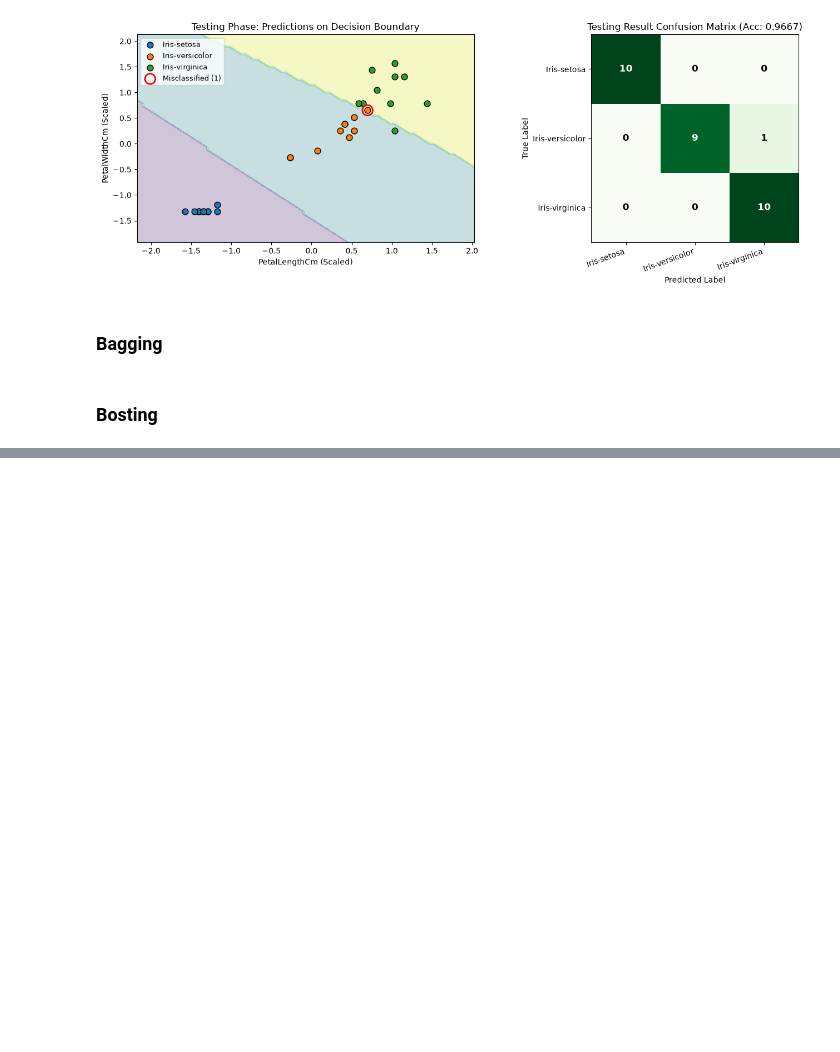
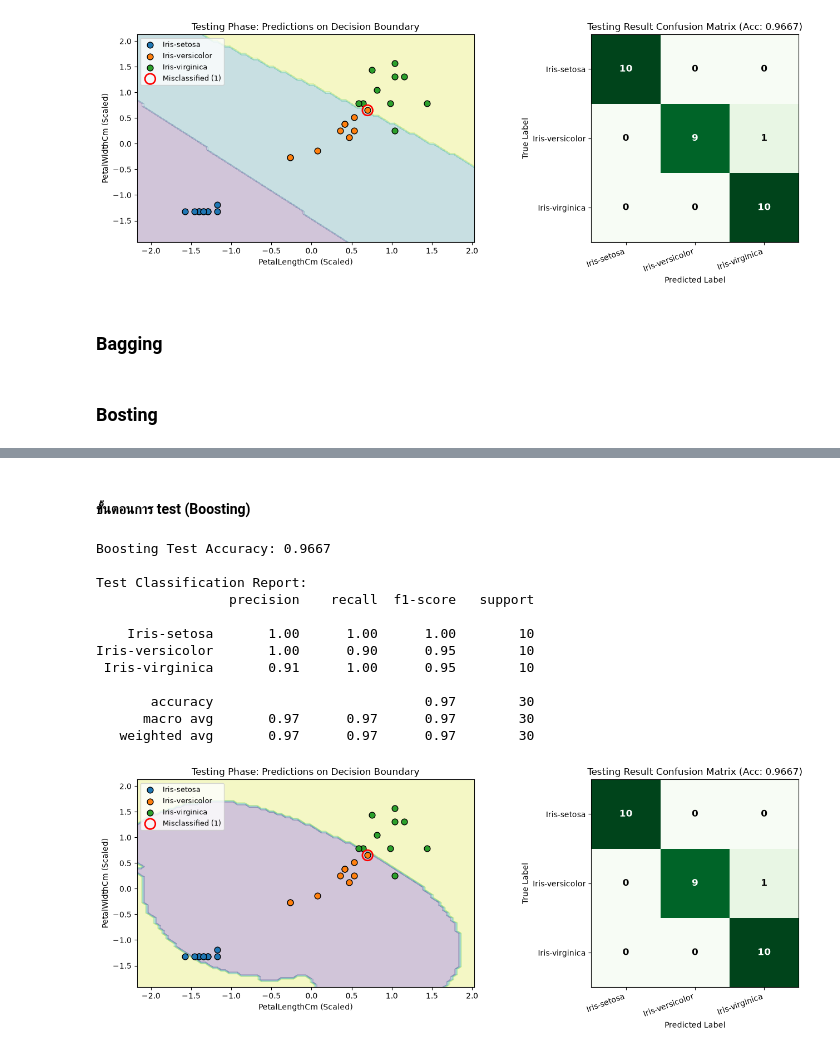
Before and after one commit to CurveQz/ensemble, a Jupyter notebook: main.ipynb, the cells around one changed output, grey strips where cells are left out. Drawn from its saved outputs; the diff is of its cells as text; code cells hidden in the pictures; blank space fills up the shorter version.

```diff
--- a/main.ipynb
+++ b/main.ipynb
@@ -306,0 +651,33 @@ Iris-versicolor       1.00      0.90      0.95        10
+# %% [markdown]
+#### ขั้นตอนการ test (Boosting)
+# %%
+# นำโมเดล Boosting ที่เทรนแล้วมาทำนายผลบนชุดข้อมูล Test เดิม
+y_pred_test_boosting = boosting_model.predict(X_test_scaled)
+boosting_test_accuracy = accuracy_score(y_test, y_pred_test_boosting)
+
+print(f"Boosting Test Accuracy: {boosting_test_accuracy:.4f}")
+print("\nTest Classification Report:")
+print(classification_report(y_test, y_pred_test_boosting, target_names=label_encoder.classes_))
+
+# แสดง Visualization ผลลัพธ์สุดท้ายของ Boosting เปรียบเทียบทั้งชุด Train และ Test
+plot_boosting_final_summary(
+    y_train=y_train,
+    y_pred_train=y_pred_train_boosting,
+    y_test=y_test,
+    y_pred_test=y_pred_test_boosting,
+    class_names=label_encoder.classes_
+)
+# %% [output]
+Boosting Test Accuracy: 0.9667
+
+Test Classification Report:
+                 precision    recall  f1-score   support
+
+    Iris-setosa       1.00      1.00      1.00        10
+Iris-versicolor       1.00      0.90      0.95        10
+ Iris-virginica       0.91      1.00      0.95        10
+
+       accuracy                           0.97        30
+      macro avg       0.97      0.97      0.97        30
+   weighted avg       0.97      0.97      0.97        30
+[figure, added]
```
Also changed, not shown: parts of 8 cells of this notebook.
